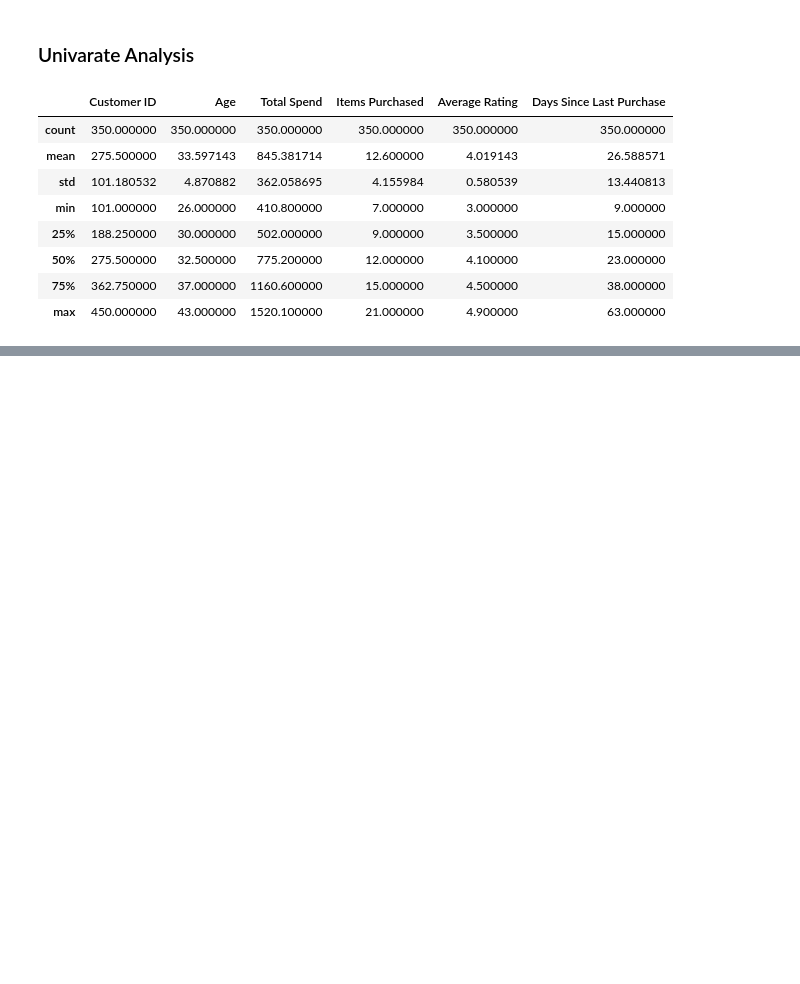
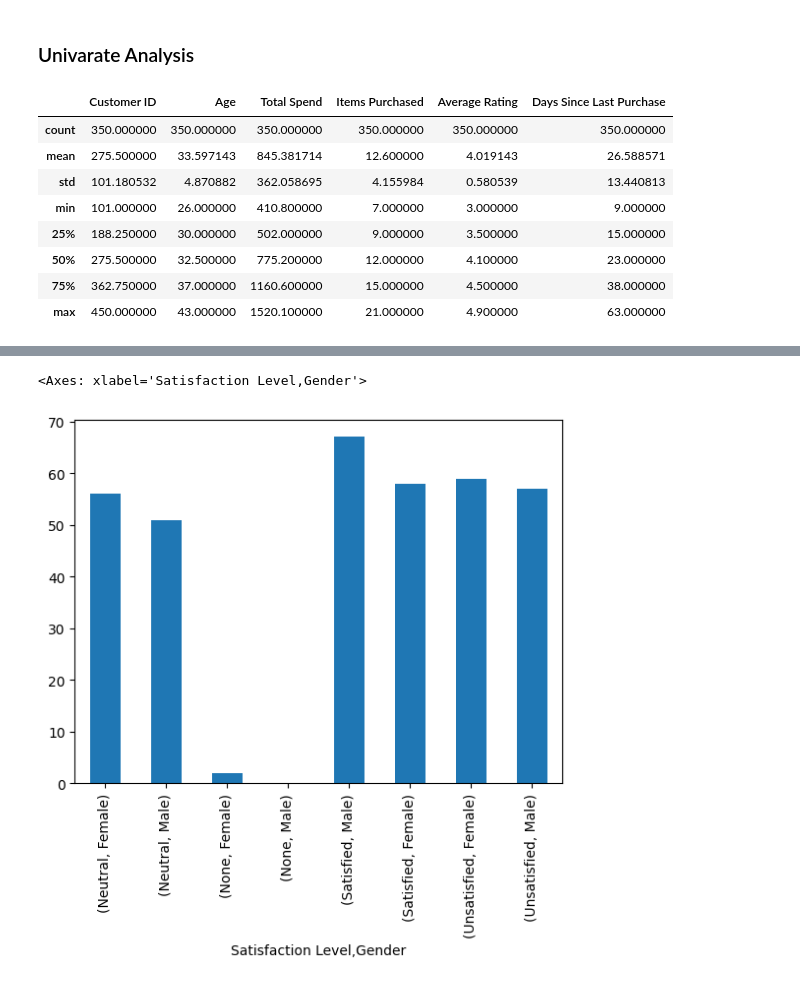
Before and after one commit to HarshGupta4511/EDA-Project-3, a Jupyter notebook: NB_1.ipynb, the cells around one changed output, grey strips where cells are left out. Cells and saved outputs as stored; diff of their text form; code cells hidden in the pictures; blank space fills up the shorter version.

```diff
--- a/NB_1.ipynb
+++ b/NB_1.ipynb
@@ -121,0 +203,5 @@ sns.kdeplot(df['Discount Applied'],ax=ax[4][1])
+# %%
+df[['Satisfaction Level','Gender']].groupby('Satisfaction Level').value_counts().plot(kind='bar')
+# %% [output]
+<Axes: xlabel='Satisfaction Level,Gender'>
+[figure, added]
```
Also changed, not shown: parts of 21 cells of this notebook.
